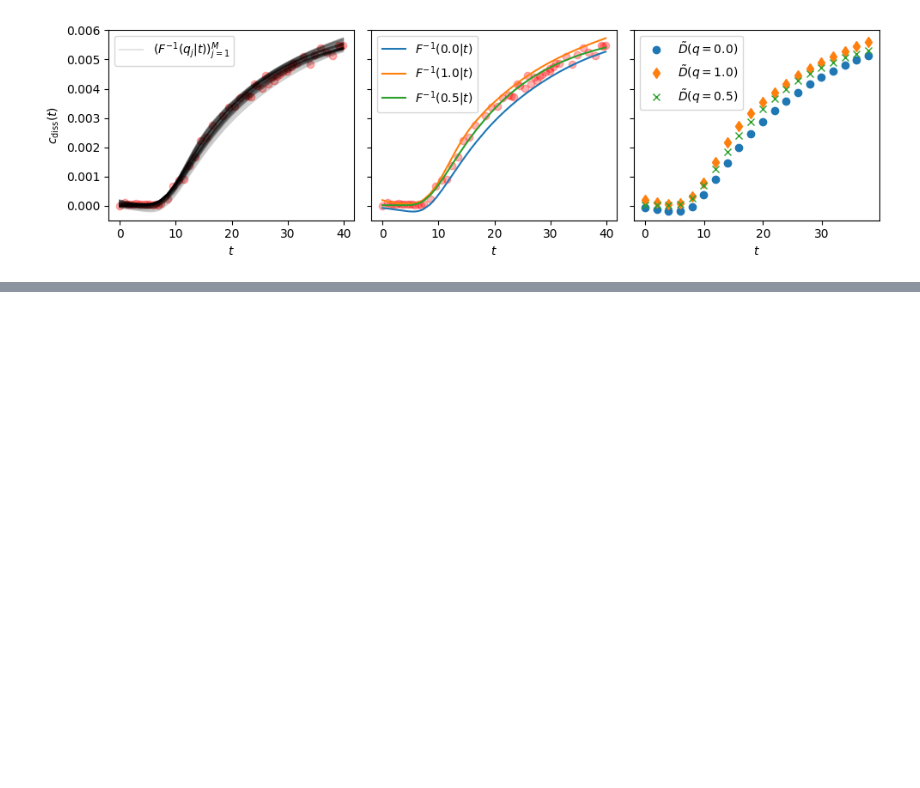
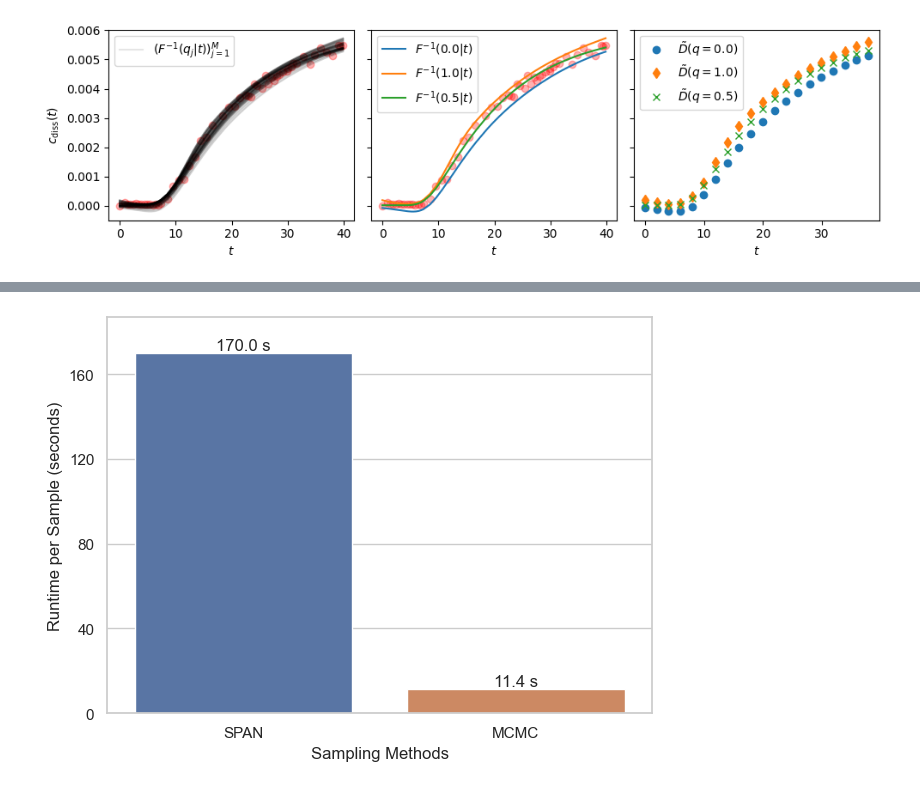
Before and after one commit to RiccardoFrenner/finn-nnpie, a Jupyter notebook: paper/plots.ipynb, the cells around one changed output, grey strips where cells are left out. Drawn from its saved outputs; the diff is of its cells as text; code cells hidden in the pictures; blank space fills up the shorter version.

```diff
--- a/paper/plots.ipynb
+++ b/paper/plots.ipynb
@@ -90,0 +101,41 @@ plt.show()
+# %%
+import matplotlib.pyplot as plt
+import matplotlib.ticker as ticker
+import seaborn as sns
+
+# Data
+methods = ["SPAN", "MCMC"]
+runtimes = [
+    sum([18.67, 21.43, 24.35, 23.77, 24.71, 28.63, 28.43]),
+    22.75319/2,
+]  # per sample
+
+sns.set_theme(style="whitegrid")
+
+# Create the bar plot
+# colors = sns.color_palette("viridis", len(methods))
+bars = sns.barplot(x=methods, y=runtimes, hue=methods)  # , palette=colors)
+
+# Adding text on top of bars
+for bar, runtime in zip(bars.patches, runtimes):
+    bars.annotate(
+        f"{runtime:.1f} s",
+        (bar.get_x() + bar.get_width() / 2, bar.get_height()),
+        ha="center",
+        va="bottom",
+        fontsize=12,
+    )
+
+# Customizing the plot
+# plt.title("Runtime Comparison", fontsize=16, weight='bold')
+plt.ylabel("Runtime per Sample (seconds)")
+plt.xlabel("Sampling Methods")
+plt.ylim(0, max(runtimes)*1.1)
+plt.gca().yaxis.set_major_locator(ticker.MaxNLocator(6))
+
+
+plt.tight_layout()
+plt.savefig("figs/runtime_per_sample.png")
+plt.show()
+# %% [output]
+[figure, added]
```
Also changed, not shown: parts of 2 cells of this notebook, 13 other files.
